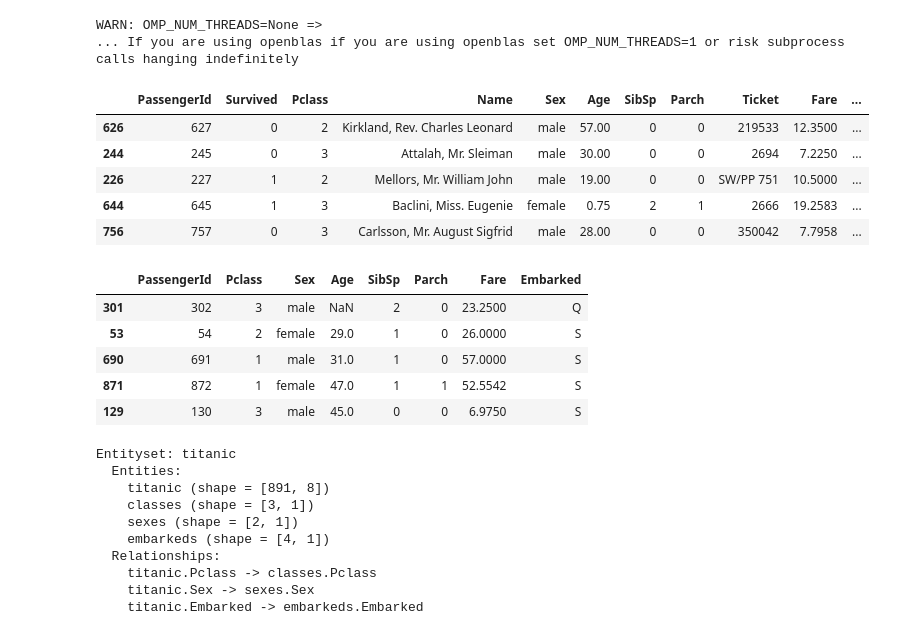
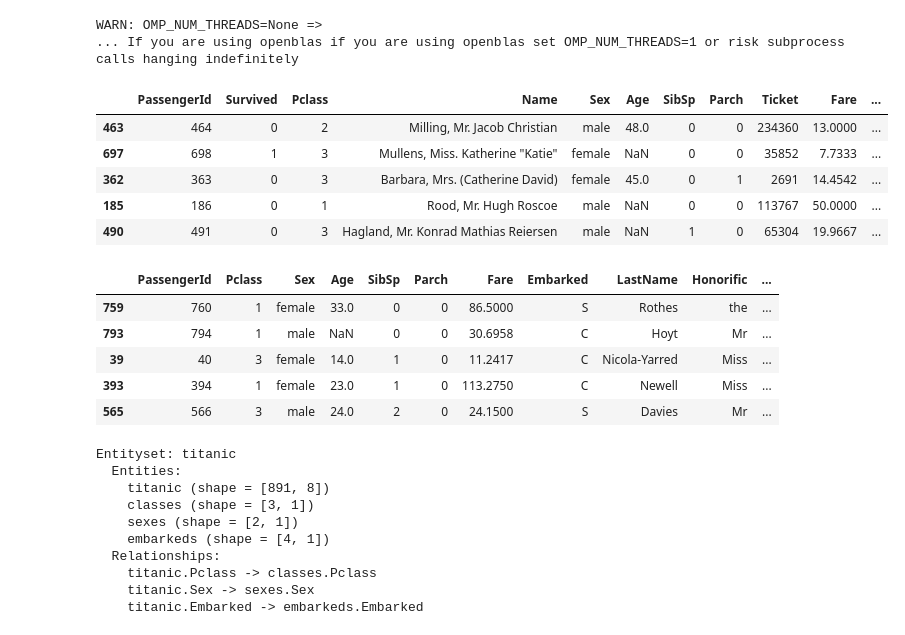
Before and after one commit to lstmemery/automl-talk, a Jupyter notebook: automl.ipynb, the cells around one changed output. Drawn from its saved outputs; the diff is of its cells as text; code cells hidden in the pictures.

```diff
--- a/automl.ipynb
+++ b/automl.ipynb
@@ -11,17 +15,22 @@ import numpy as np
 # %% [output]
 WARN: OMP_NUM_THREADS=None =>
 ... If you are using openblas if you are using openblas set OMP_NUM_THREADS=1 or risk subprocess calls hanging indefinitely
-# %%
-train_df = pd.read_csv("data/train.csv")
-train_df["Pclass"] = train_df["Pclass"].astype("category")
-train_df.sample(5)
-# %% [output]
-|  | PassengerId | Survived | Pclass | Name | Sex | Age | SibSp | Parch | Ticket | Fare | ... |
-| 626 | 627 | 0 | 2 | Kirkland, Rev. Charles Leonard | male | 57.00 | 0 | 0 | 219533 | 12.3500 | ... |
-| 244 | 245 | 0 | 3 | Attalah, Mr. Sleiman | male | 30.00 | 0 | 0 | 2694 | 7.2250 | ... |
-| 226 | 227 | 1 | 2 | Mellors, Mr. William John | male | 19.00 | 0 | 0 | SW/PP 751 | 10.5000 | ... |
-| 644 | 645 | 1 | 3 | Baclini, Miss. Eugenie | female | 0.75 | 2 | 1 | 2666 | 19.2583 | ... |
-| 756 | 757 | 0 | 3 | Carlsson, Mr. August Sigfrid | male | 28.00 | 0 | 0 | 350042 | 7.7958 | ... |
+# %%
+train_df = pd.read_csv("data/train.csv")
+train_df["Pclass"] = train_df["Pclass"].astype("category")
+train_df['Cabin'] = train_df["Cabin"].str.get(0)
+train_df['LastName'] = train_df['Name'].str.split(", ").apply(lambda x: x[0])
+train_df['Honorific'] = train_df['Name'].str.extract(" ([a-zA-z]+)")
+train_df['TicketPrefix'] = train_df['Ticket'].str.extract("(.+) ")
+train_df['TicketNumber'] = train_df['Ticket'].str.extract("([0-9]+)$").astype(float)
+train_df.sample(5)
+# %% [output]
+|  | PassengerId | Survived | Pclass | Name | Sex | Age | SibSp | Parch | Ticket | Fare | ... |
+| 463 | 464 | 0 | 2 | Milling, Mr. Jacob Christian | male | 48.0 | 0 | 0 | 234360 | 13.0000 | ... |
+| 697 | 698 | 1 | 3 | Mullens, Miss. Katherine "Katie" | female | NaN | 0 | 0 | 35852 | 7.7333 | ... |
+| 362 | 363 | 0 | 3 | Barbara, Mrs. (Catherine David) | female | 45.0 | 0 | 1 | 2691 | 14.4542 | ... |
+| 185 | 186 | 0 | 1 | Rood, Mr. Hugh Roscoe | male | NaN | 0 | 0 | 113767 | 50.0000 | ... |
+| 490 | 491 | 0 | 3 | Hagland, Mr. Konrad Mathias Reiersen | male | NaN | 1 | 0 | 65304 | 19.9667 | ... |
 # %%
 train_df = train_df.drop(columns=["Name", "Cabin", "Ticket"])
 train_features = train_df.drop(columns=["Survived"])
@@ -29,12 +38,12 @@ train_target = train_df["Survived"]
 # %%
 train_features.sample(5)
 # %% [output]
-|  | PassengerId | Pclass | Sex | Age | SibSp | Parch | Fare | Embarked |
-| 301 | 302 | 3 | male | NaN | 2 | 0 | 23.2500 | Q |
-| 53 | 54 | 2 | female | 29.0 | 1 | 0 | 26.0000 | S |
-| 690 | 691 | 1 | male | 31.0 | 1 | 0 | 57.0000 | S |
-| 871 | 872 | 1 | female | 47.0 | 1 | 1 | 52.5542 | S |
-| 129 | 130 | 3 | male | 45.0 | 0 | 0 | 6.9750 | S |
+|  | PassengerId | Pclass | Sex | Age | SibSp | Parch | Fare | Embarked | LastName | Honorific | ... |
+| 759 | 760 | 1 | female | 33.0 | 0 | 0 | 86.5000 | S | Rothes | the | ... |
+| 793 | 794 | 1 | male | NaN | 0 | 0 | 30.6958 | C | Hoyt | Mr | ... |
+| 39 | 40 | 3 | female | 14.0 | 1 | 0 | 11.2417 | C | Nicola-Yarred | Miss | ... |
+| 393 | 394 | 1 | female | 23.0 | 1 | 0 | 113.2750 | C | Newell | Miss | ... |
+| 565 | 566 | 3 | male | 24.0 | 2 | 0 | 24.1500 | S | Davies | Mr | ... |
 # %%
 es = ft.EntitySet(id="titanic")
 es.entity_from_dataframe(entity_id="titanic",
```
Also changed, not shown: parts of 30 cells of this notebook.
